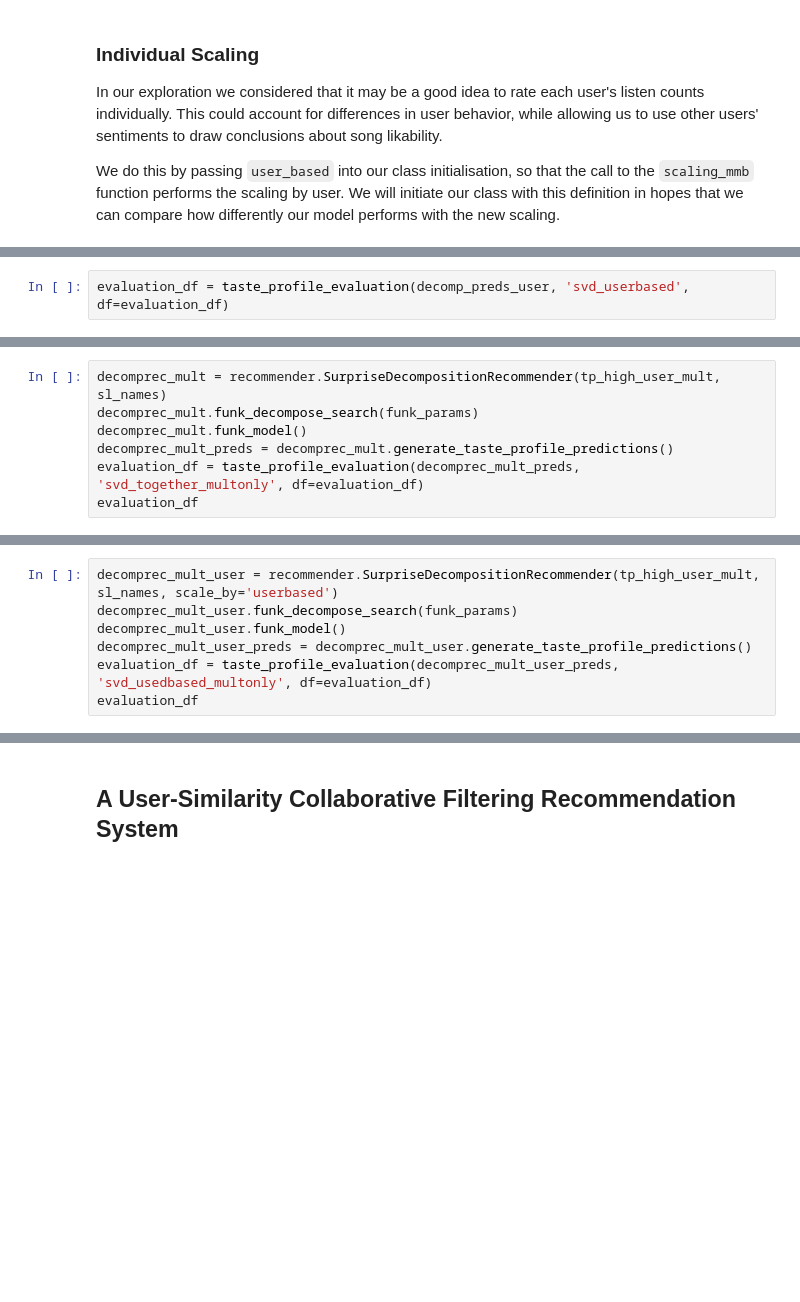
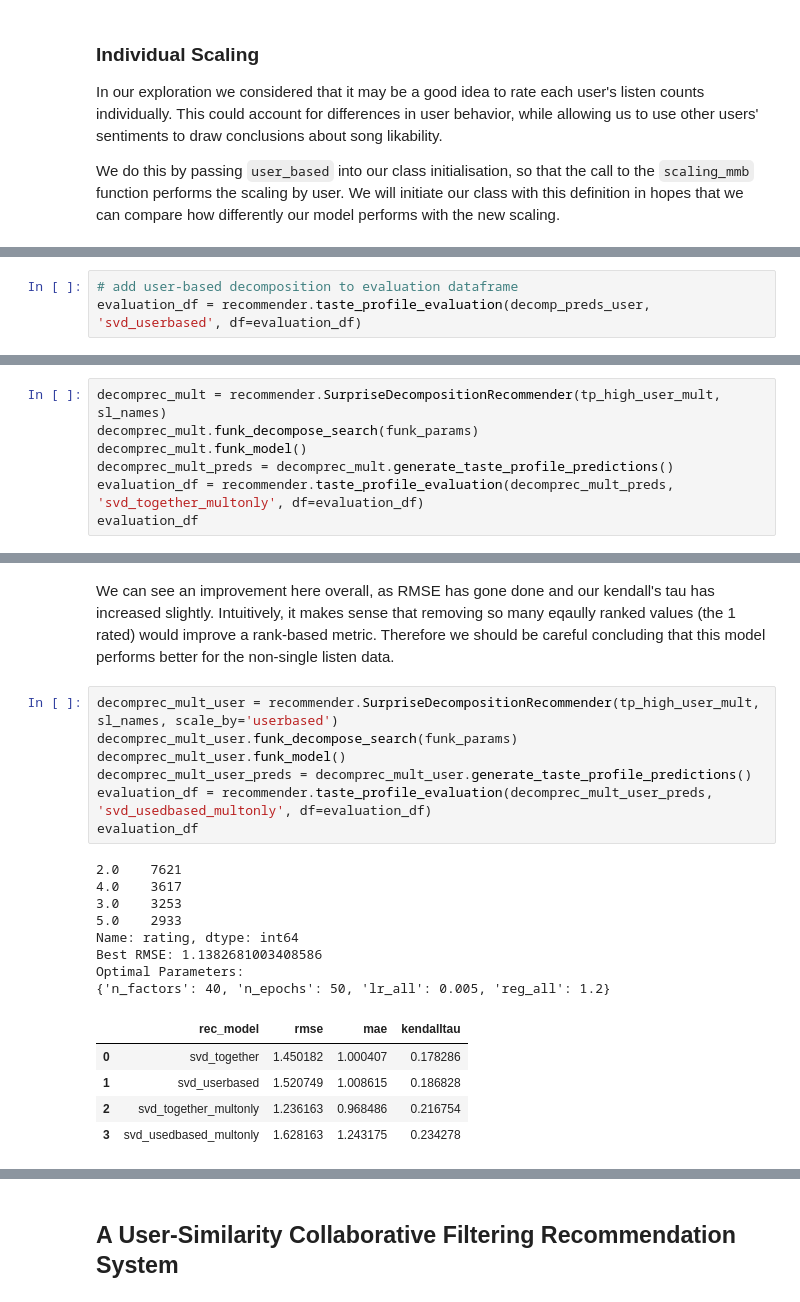
Before and after one commit to pdebree/RecommendationExplorationCapstone, a Jupyter notebook: 4_Recommendation_Evaluation.ipynb, the cells around one changed output, grey strips where cells are left out. Drawn from its saved outputs; the diff is of its cells as text; blank space fills up the shorter version.

```diff
--- a/4_Recommendation_Evaluation.ipynb
+++ b/4_Recommendation_Evaluation.ipynb
@@ -364,7 +367,8 @@ Best RMSE: 1.258480286326335
 Optimal Parameters:
 {'n_factors': 40, 'n_epochs': 50, 'lr_all': 0.005, 'reg_all': 0.8}
 # %%
-evaluation_df = taste_profile_evaluation(decomp_preds_user, 'svd_userbased', df=evaluation_df)
+# add user-based decomposition to evaluation dataframe
+evaluation_df = recommender.taste_profile_evaluation(decomp_preds_user, 'svd_userbased', df=evaluation_df)
 # %%
 evaluation_df
 # %% [output]
@@ -380,7 +379,0 @@ This block of code creates predictions for multiple listen count songs, using al
-# %%
-decomprec_mult = recommender.SurpriseDecompositionRecommender(tp_high_user_mult, sl_names)
-decomprec_mult.funk_decompose_search(funk_params)
-decomprec_mult.funk_model()
-decomprec_mult_preds = decomprec_mult.generate_taste_profile_predictions()
-evaluation_df = taste_profile_evaluation(decomprec_mult_preds, 'svd_together_multonly', df=evaluation_df)
-evaluation_df
@@ -402,7 +379,0 @@ We can see an improvement here overall, as RMSE has gone done and our kendall's
-# %%
-decomprec_mult_user = recommender.SurpriseDecompositionRecommender(tp_high_user_mult, sl_names, scale_by='userbased')
-decomprec_mult_user.funk_decompose_search(funk_params)
-decomprec_mult_user.funk_model()
-decomprec_mult_user_preds = decomprec_mult_user.generate_taste_profile_predictions()
-evaluation_df = taste_profile_evaluation(decomprec_mult_user_preds, 'svd_usedbased_multonly', df=evaluation_df)
-evaluation_df
@@ -426,0 +384,7 @@ It seems at this point that we are ready to compare these outputs to a different
+# %%
+decomprec_mult = recommender.SurpriseDecompositionRecommender(tp_high_user_mult, sl_names)
+decomprec_mult.funk_decompose_search(funk_params)
+decomprec_mult.funk_model()
+decomprec_mult_preds = decomprec_mult.generate_taste_profile_predictions()
+evaluation_df = recommender.taste_profile_evaluation(decomprec_mult_preds, 'svd_together_multonly', df=evaluation_df)
+evaluation_df
@@ -426,0 +404,23 @@ It seems at this point that we are ready to compare these outputs to a different
+# %% [markdown]
+We can see an improvement here overall, as RMSE has gone done and our kendall's tau has increased slightly. Intuitively, it makes sense that removing so many eqaully ranked values (the 1 rated) would improve a rank-based metric. Therefore we should be careful concluding that this model performs better for the non-single listen data.
+# %%
+decomprec_mult_user = recommender.SurpriseDecompositionRecommender(tp_high_user_mult, sl_names, scale_by='userbased')
+decomprec_mult_user.funk_decompose_search(funk_params)
+decomprec_mult_user.funk_model()
+decomprec_mult_user_preds = decomprec_mult_user.generate_taste_profile_predictions()
+evaluation_df = recommender.taste_profile_evaluation(decomprec_mult_user_preds, 'svd_usedbased_multonly', df=evaluation_df)
+evaluation_df
+# %% [output]
+2.0    7621
+4.0    3617
+3.0    3253
+5.0    2933
+Name: rating, dtype: int64
+Best RMSE: 1.1382681003408586
+Optimal Parameters:
+{'n_factors': 40, 'n_epochs': 50, 'lr_all': 0.005, 'reg_all': 1.2}
+|  | rec_model | rmse | mae | kendalltau |
+| 0 | svd_together | 1.450182 | 1.000407 | 0.178286 |
+| 1 | svd_userbased | 1.520749 | 1.008615 | 0.186828 |
+| 2 | svd_together_multonly | 1.236163 | 0.968486 | 0.216754 |
+| 3 | svd_usedbased_multonly | 1.628163 | 1.243175 | 0.234278 |
```
Also changed, not shown: parts of 64 cells of this notebook, 1 other file.
